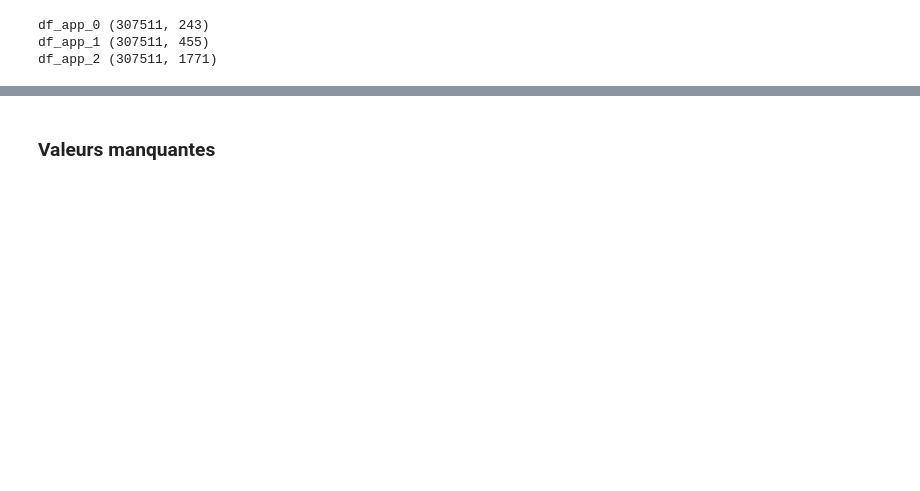
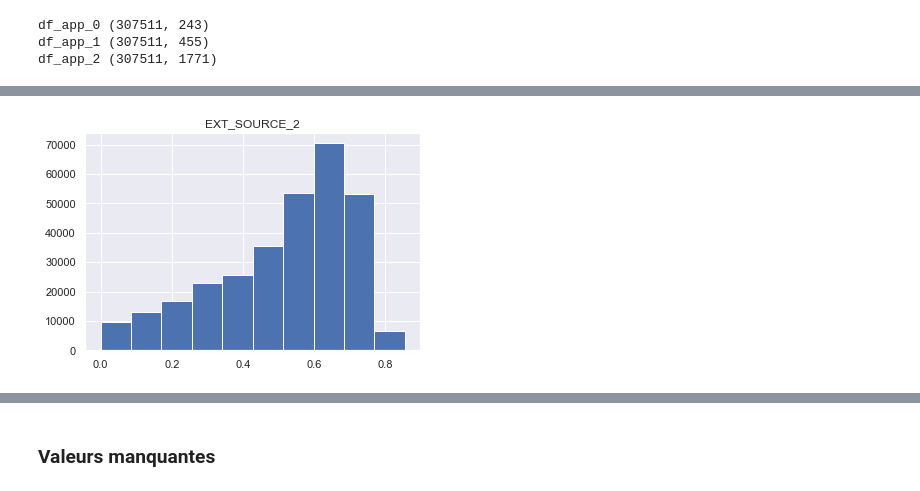
Before and after one commit to leerik/OC_DS_P7, a Jupyter notebook: P7_01_analyse.ipynb, the cells around one changed output, grey strips where cells are left out. Saved outputs shown, nothing was run; the diff lists cells and outputs as text; code cells hidden in the pictures; blank space fills up the shorter version.

```diff
--- a/P7_01_analyse.ipynb
+++ b/P7_01_analyse.ipynb
@@ -1611,0 +1631,4 @@ df_app_2 (307511, 1771)
+# %%
+df_app[['EXT_SOURCE_2']].hist();
+# %% [output]
+[figure, added]
```
Also changed, not shown: parts of 176 cells of this notebook.
